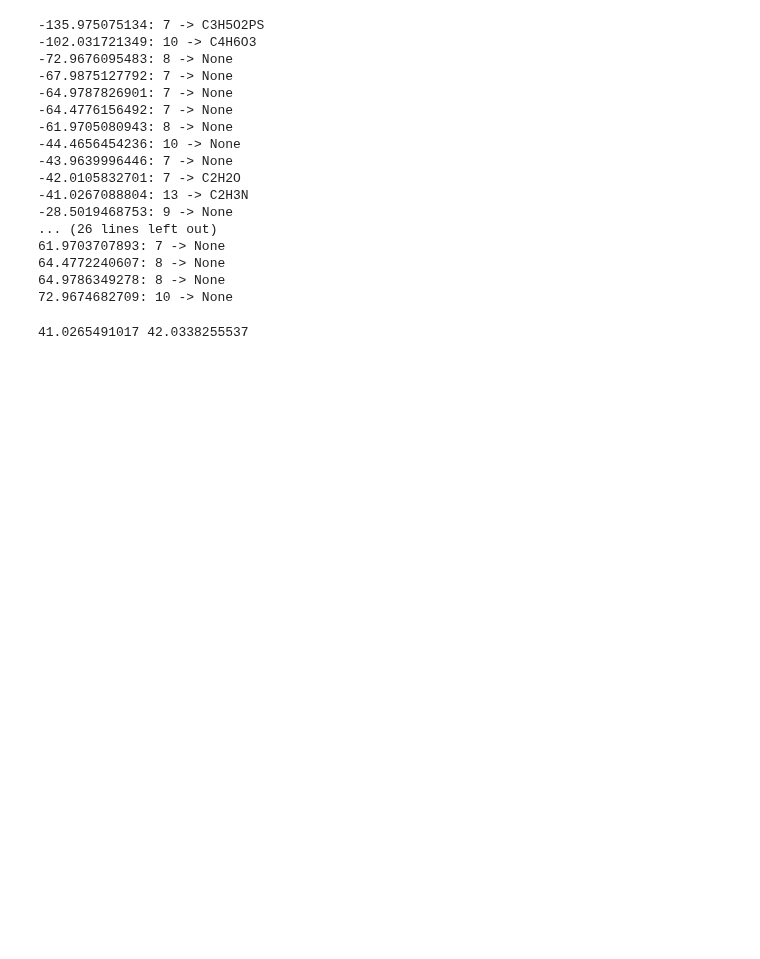
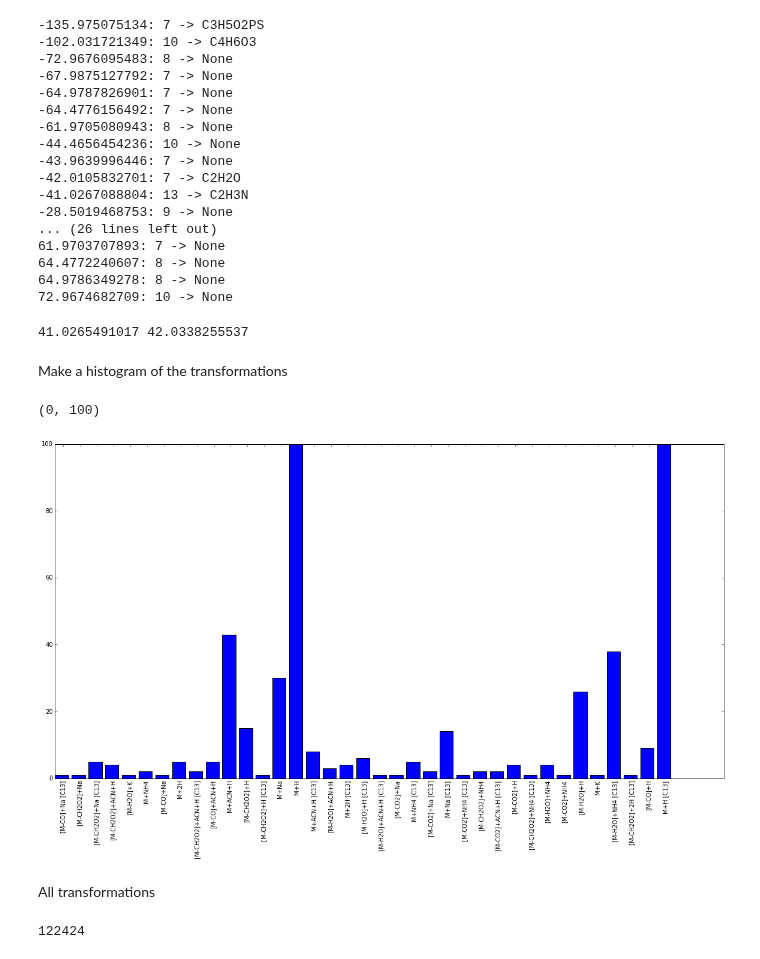
Before and after one commit to sdrogers/metabolomics_tools, a Jupyter notebook: discretisation/Experiments with fragments.ipynb, the cells around one changed output. Saved outputs shown, nothing was run; the diff lists cells and outputs as text; code cells hidden in the pictures; blank space fills up the shorter version.

```diff
--- a/discretisation/Experiments with fragments.ipynb
+++ b/discretisation/Experiments with fragments.ipynb
@@ -245,3 +252,14 @@ for atom in ACN:
 print acn_mass, acn_mass + PROTON_MASS
 # %% [output]
 41.0265491017 42.0338255537
+# %% [markdown]
+Make a histogram of the transformations
+# %%
+trans_counts = {}
+for p in a_c.Z:
+    if a_c.Z[p].transformation in trans_counts:
+        trans_counts[a_c.Z[p].transformation] += 1
+    else:
+        trans_counts[a_c.Z[p].transformation] = 1
+# %%
+trans,counts = trans_counts.keys(),trans_counts.values()
@@ -247,0 +268,12 @@ print acn_mass, acn_mass + PROTON_MASS
+# %%
+plt.figure(figsize=(20,10))
+plt.bar(range(len(counts)),counts)
+plt.xticks([i+0.5 for i in range(len(counts))],trans)
+locs, labels = plt.xticks()
+plt.setp(labels, rotation=90)
+plt.ylim([0,100])
+# %% [output]
+(0, 100)
+[figure, added]
+# %% [markdown]
+All transformations
@@ -247,0 +294,16 @@ print acn_mass, acn_mass + PROTON_MASS
+# %%
+val = [trans[0]]
+count = [1]
+for i in range(1,len(trans)):
+    if abs((trans[i]-val[-1])/trans[i])*1e6 < 10:
+        val[-1] = trans[i]
+#         val[-1] = (val[-1]*count[-1] + trans[i])/(1.0*count[-1] + 1)
+        count[-1] += 1
+    else:
+        val.append(trans[i])
+        count.append(1)
+
+
+print len(val)
+# %% [output]
+122424
```
Also changed, not shown: parts of 15 cells of this notebook, 4 other files.
